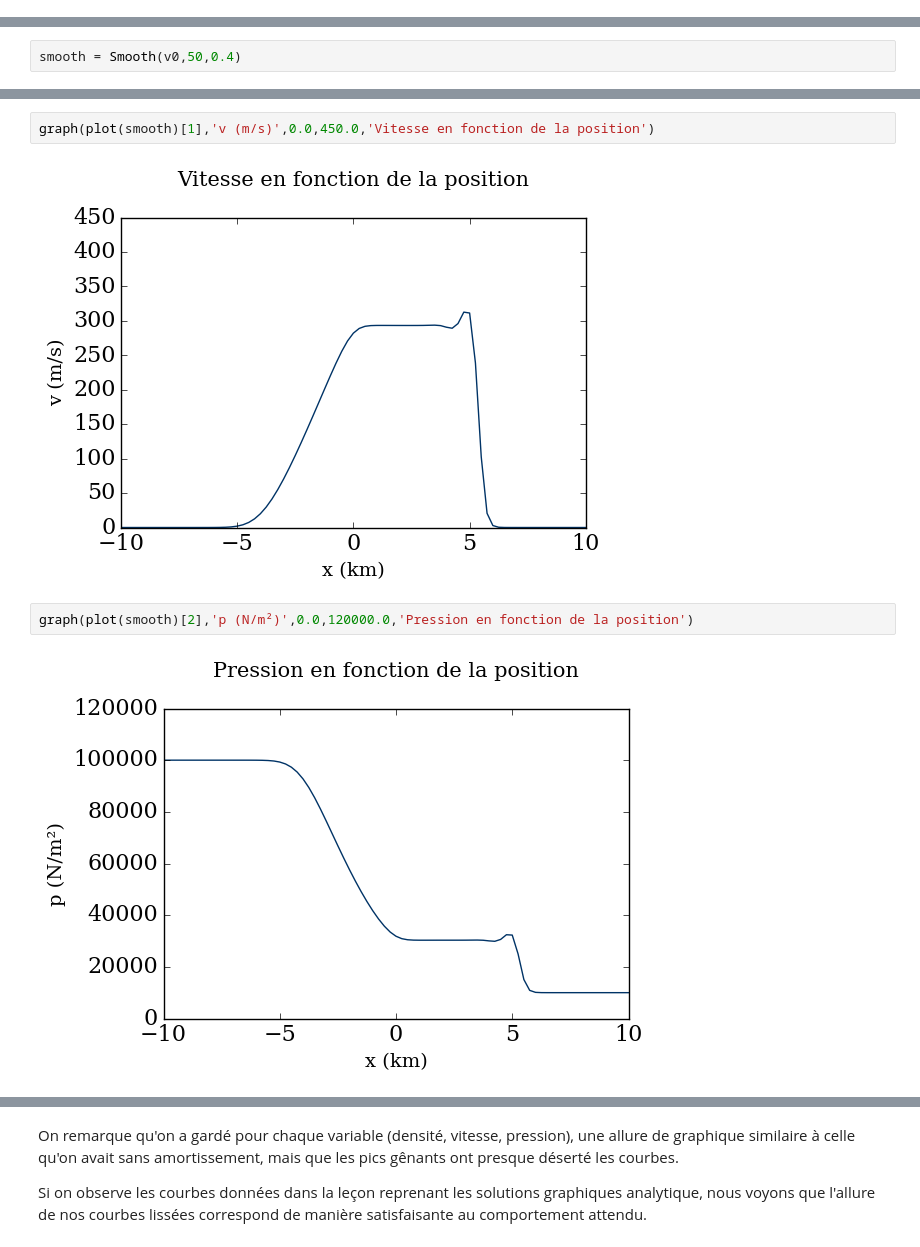
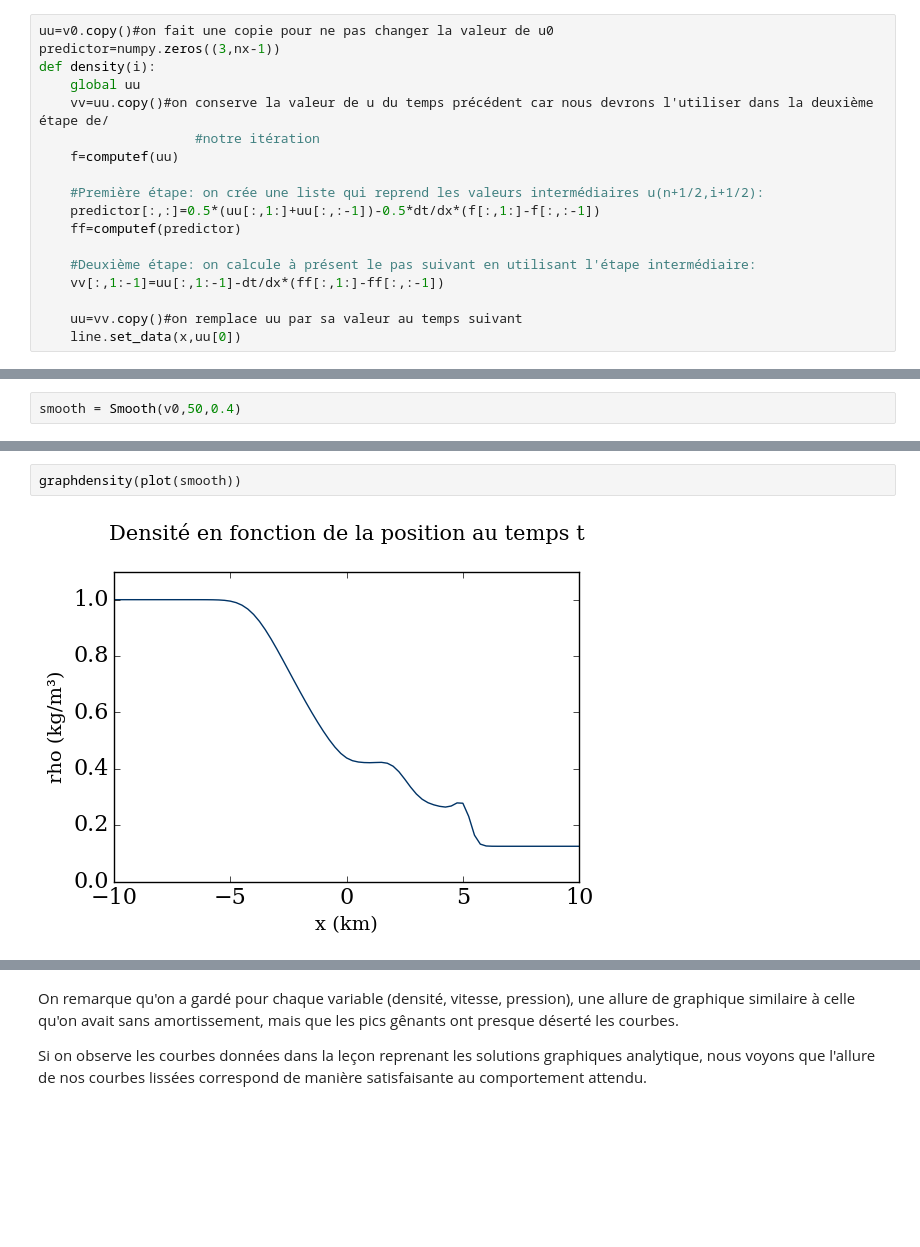
Before and after one commit to CarolineJonas/Module3, a Jupyter notebook: Shock_tube.ipynb, the cells around one changed output, grey strips where cells are left out. Drawn from its saved outputs; the diff is of its cells as text; blank space fills up the shorter version.

```diff
--- a/Shock_tube.ipynb
+++ b/Shock_tube.ipynb
@@ -204 +213,19 @@ def density(i):
+# %%
+uu=v0.copy()#on fait une copie pour ne pas changer la valeur de u0
+predictor=numpy.zeros((3,nx-1))
+def density(i):
+    global uu
+    vv=uu.copy()#on conserve la valeur de u du temps précédent car nous devrons l'utiliser dans la deuxième étape de/
+                    #notre itération
+    f=computef(uu)
+
+    #Première étape: on crée une liste qui reprend les valeurs intermédiaires u(n+1/2,i+1/2):
+    predictor[:,:]=0.5*(uu[:,1:]+uu[:,:-1])-0.5*dt/dx*(f[:,1:]-f[:,:-1])
+    ff=computef(predictor)
+
+    #Deuxième étape: on calcule à présent le pas suivant en utilisant l'étape intermédiaire:
+    vv[:,1:-1]=uu[:,1:-1]-dt/dx*(ff[:,1:]-ff[:,:-1])
+
+    uu=vv.copy()#on remplace uu par sa valeur au temps suivant
+    line.set_data(x,uu[0])
 # %%
@@ -252,8 +275,4 @@ graph(plot(smooth)[0],'rho (kg/m³)',0.0,1.1,'Densité en fonction de la positio
-# %%
-graph(plot(smooth)[1],'v (m/s)',0.0,450.0,'Vitesse en fonction de la position')
-# %% [output]
-[figure, removed]
-# %%
-graph(plot(smooth)[2],'p (N/m²)',0.0,120000.0,'Pression en fonction de la position')
-# %% [output]
-[figure, removed]
+# %%
+graphdensity(plot(smooth))
+# %% [output]
+[figure, added]
```
Also changed, not shown: parts of 41 cells of this notebook.
